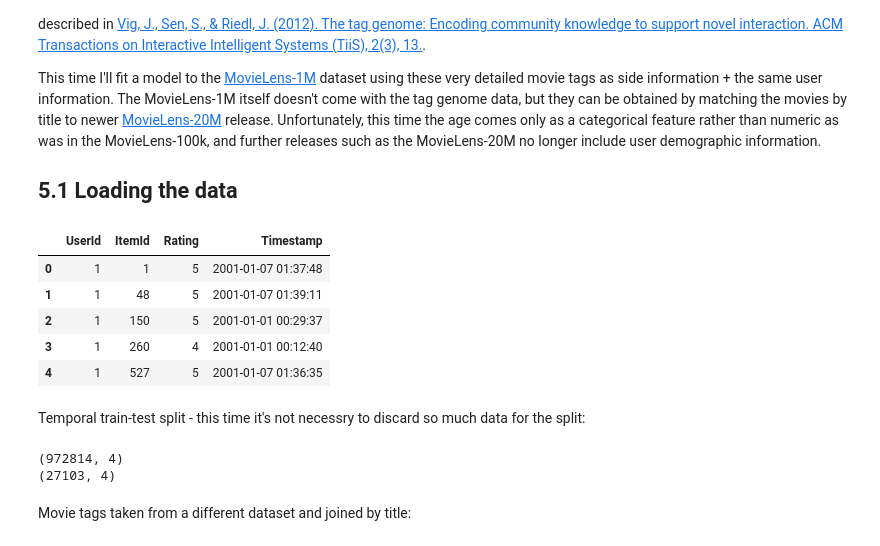
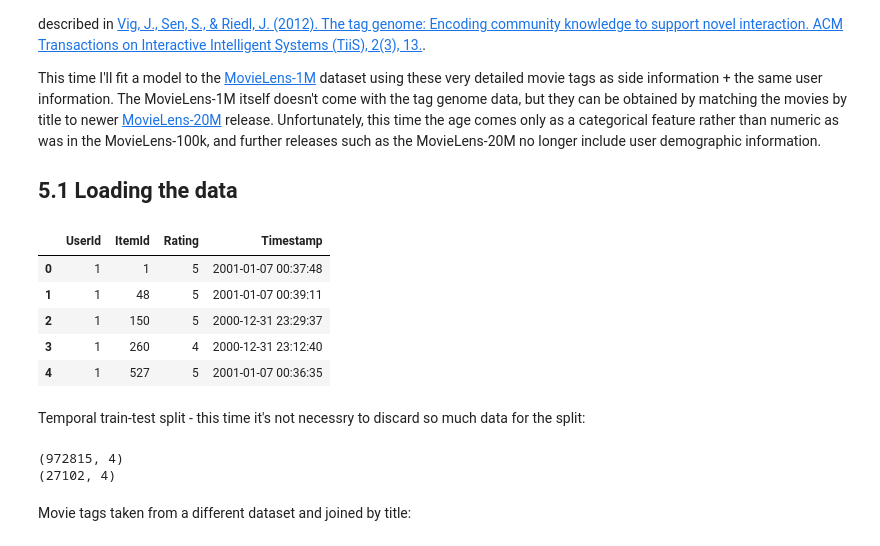
Before and after one commit to david-cortes/cmfrec, a Jupyter notebook: example/cmfrec_movielens_sideinfo.ipynb, the cells around one changed output. Saved outputs shown, nothing was run; the diff lists cells and outputs as text; code cells hidden in the pictures.

```diff
--- a/example/cmfrec_movielens_sideinfo.ipynb
+++ b/example/cmfrec_movielens_sideinfo.ipynb
@@ -443,19 +443,19 @@ This time I'll fit a model to the [MovieLens-1M](https://grouplens.org/datasets/
 # %%
 import numpy as np, pandas as pd, time, re
 from datetime import datetime
 from cmfrec import CMF
 
-ratings=pd.read_table('D:\\Downloads\\movielens\\ml-1m\\ml-1m\\ratings.dat',sep='::',engine='python',names=['UserId','ItemId','Rating','Timestamp'])
+ratings=pd.read_table('/home/david/Downloads/movielens/ml-1m/ratings.dat',sep='::',engine='python',names=['UserId','ItemId','Rating','Timestamp'])
 ratings['Timestamp']=ratings.Timestamp.map(lambda x: datetime(*time.localtime(x)[:6])).map(lambda x: pd.to_datetime(x))
 ratings=ratings.sort_values(['UserId','ItemId']).reset_index(drop=True)
 ratings.head()
 # %% [output]
 |  | UserId | ItemId | Rating | Timestamp |
-| 0 | 1 | 1 | 5 | 2001-01-07 01:37:48 |
-| 1 | 1 | 48 | 5 | 2001-01-07 01:39:11 |
-| 2 | 1 | 150 | 5 | 2001-01-01 00:29:37 |
-| 3 | 1 | 260 | 4 | 2001-01-01 00:12:40 |
-| 4 | 1 | 527 | 5 | 2001-01-07 01:36:35 |
+| 0 | 1 | 1 | 5 | 2001-01-07 00:37:48 |
+| 1 | 1 | 48 | 5 | 2001-01-07 00:39:11 |
+| 2 | 1 | 150 | 5 | 2000-12-31 23:29:37 |
+| 3 | 1 | 260 | 4 | 2000-12-31 23:12:40 |
+| 4 | 1 | 527 | 5 | 2001-01-07 00:36:35 |
 # %% [markdown]
 Temporal train-test split - this time it's not necessry to discard so much data for the split:
 # %%
@@ -469,8 +469,8 @@ test=test.loc[test.ItemId.map(lambda x: x in items_train)]
 print(train.shape)
 print(test.shape)
 # %% [output]
-(972814, 4)
-(27103, 4)
+(972815, 4)
+(27102, 4)
 # %% [markdown]
 Movie tags taken from a different dataset and joined by title:
 # %%
```
Also changed, not shown: parts of 21 cells of this notebook, 1 other file.
